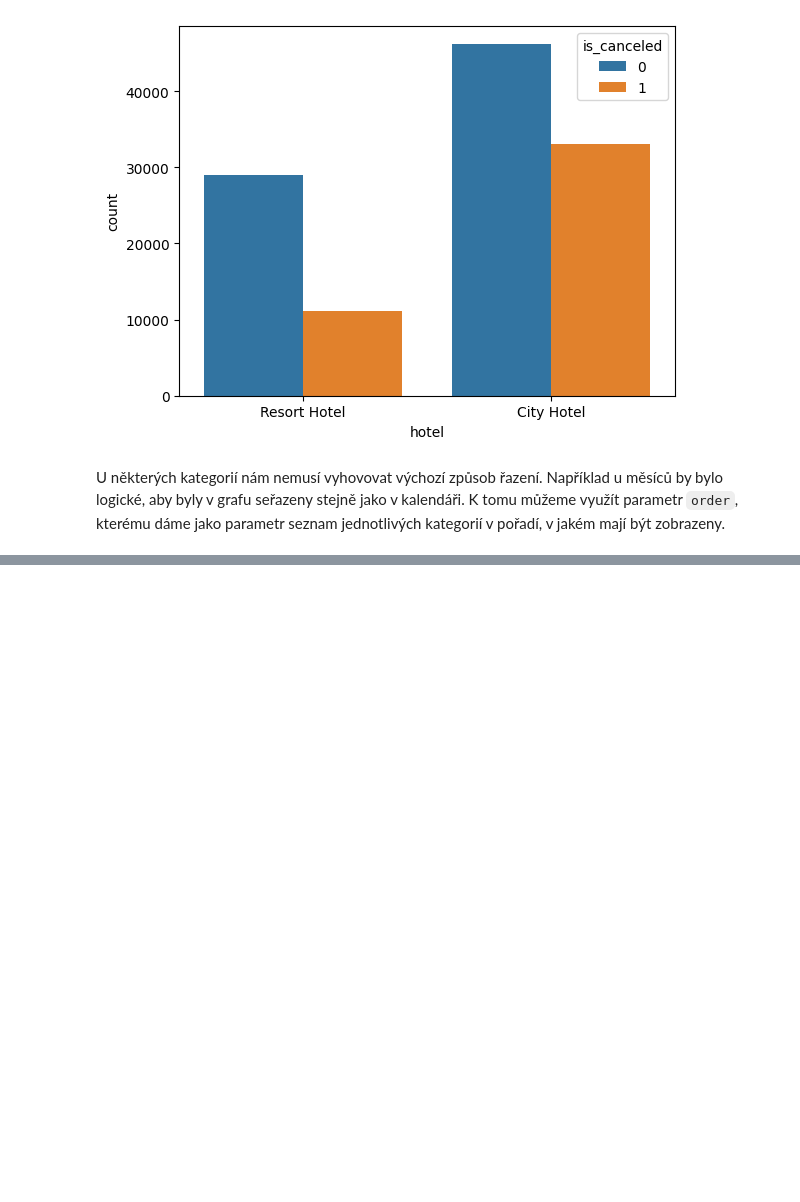
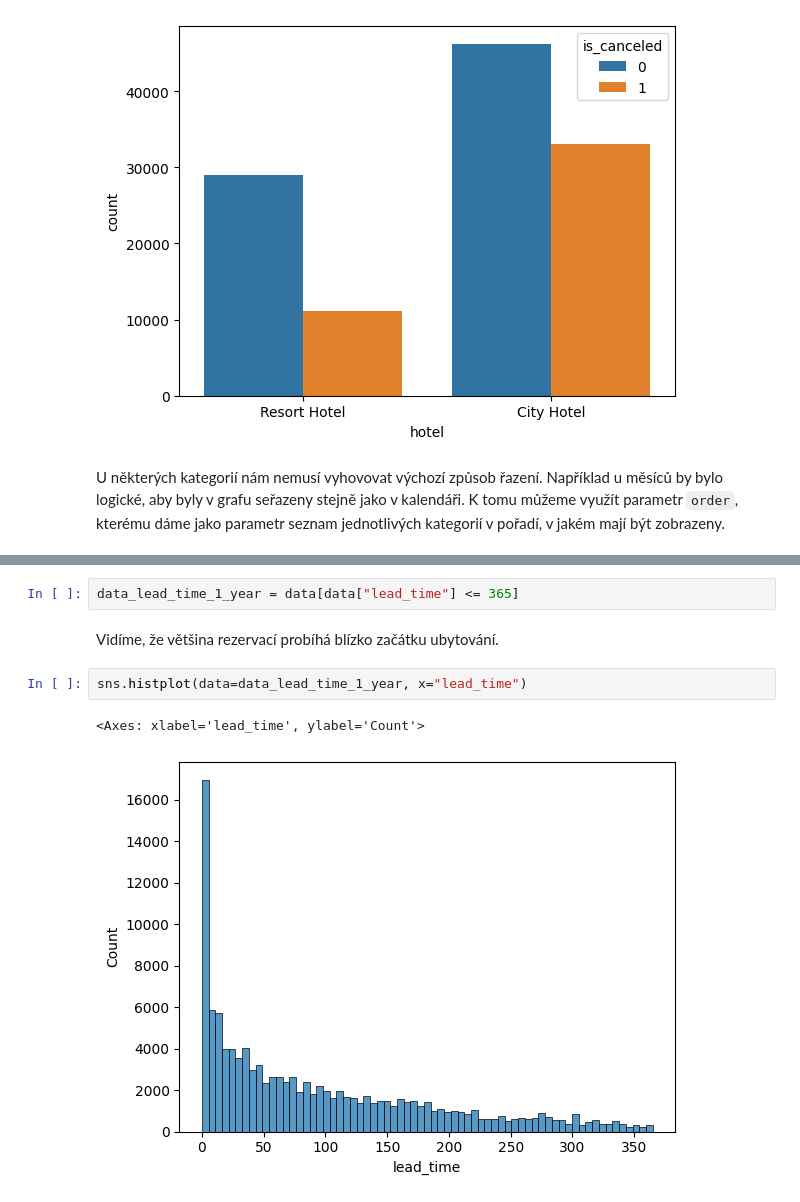
Before and after one commit to pesikj/PythonProDataScience, a Jupyter notebook: 01/lekce.ipynb, the cells around one changed output, grey strips where cells are left out. Drawn from its saved outputs; the diff is of its cells as text; blank space fills up the shorter version.

```diff
--- a/01/lekce.ipynb
+++ b/01/lekce.ipynb
@@ -208,0 +246,9 @@ ax.tick_params(axis='x', rotation=45)
+# %%
+data_lead_time_1_year = data[data["lead_time"] <= 365]
+# %% [markdown]
+Vidíme, že většina rezervací probíhá blízko začátku ubytování.
+# %%
+sns.histplot(data=data_lead_time_1_year, x="lead_time")
+# %% [output]
+<Axes: xlabel='lead_time', ylabel='Count'>
+[figure, added]
```
Also changed, not shown: parts of 23 cells of this notebook.
